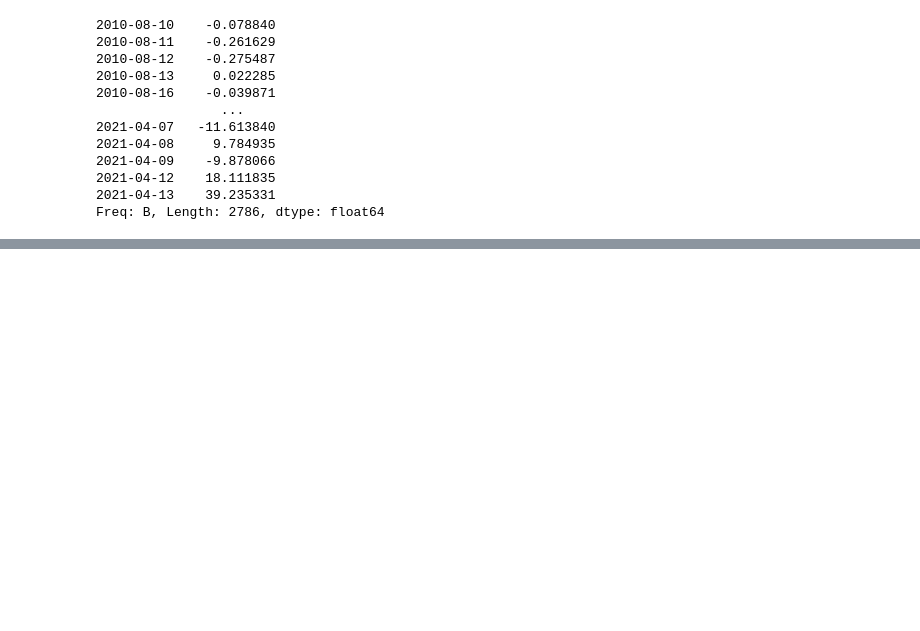
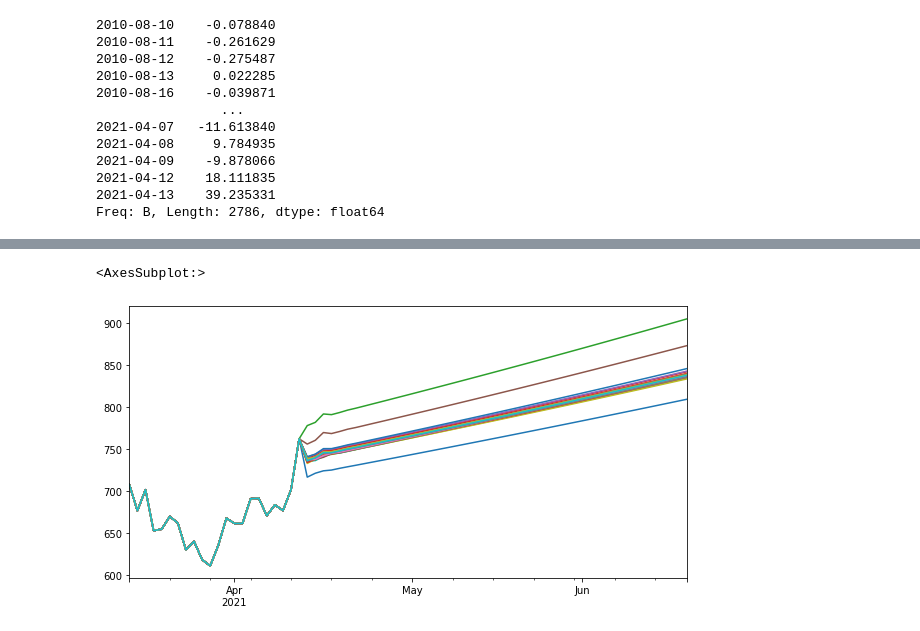
Before and after one commit to bartbkr/econ_338_spr2021, a Jupyter notebook: intro_to_comp_finance_2/cf_2_project.ipynb, the cells around one changed output, grey strips where cells are left out. Cells and saved outputs as stored; diff of their text form; code cells hidden in the pictures; blank space fills up the shorter version.

```diff
--- a/intro_to_comp_finance_2/cf_2_project.ipynb
+++ b/intro_to_comp_finance_2/cf_2_project.ipynb
@@ -177,4 +176,6 @@ Name: 281, dtype: object
 # %%
 tsla_most_recent_call_bid = tsla_most_recent_call['bid']
 tsla_most_recent_call_bid
+tsla_most_recent_strike = tsla_most_recent_call['strike']
+tsla_most_recent_strike
 # %% [output]
@@ -282,6 +310,7 @@ len(tsla_history_close.index[-len(error_sample.index):])
 # %%
 # SEC: Begin sampling of errors, estimate model, generate forecast
 tsla_forecasts = {}
+tsla_payoffs = {}
 np.random.seed(100)
 for it in range(50):
     error_sample = tsla_model_results.resid.sample(frac=1)
@@ -294,7 +323,19 @@ for it in range(50):
     )
     model = new_tsla_ar_model.model.fit()
     new_forecast = model.predict(start='2021-04-14', end='2021-06-18')
-    tsla_forecasts[it] = new_forecast
+    tsla_forecasts[it] = pa.concat(
+        [
+            tsla_history_close.loc['2021-03-14':'2021-04-13'],
+            new_forecast
+        ], axis=0
+    )
+    tsla_payoffs[it] = covered_call_strategy(
+        spot_at_expiration=new_forecast.loc['2021-06-18'],
+        spot_now=tsla_history_close.loc['2021-04-13'],
+        premium=tsla_most_recent_call_bid,
+        strike=tsla_most_recent_strike
+
+    )
     print(it)
     # print(tsla_history_close.tail())
     # print(error_sample.tail())
@@ -342,0 +350,4 @@ Freq: B, dtype: float64
+# %%
+# DOC: Get all simulations into a DF
+all_sims_df = pa.DataFrame(tsla_forecasts)
+all_sims_df.loc['2021-06-18'].describe()
@@ -342,0 +364,5 @@ Freq: B, dtype: float64
+# %%
+all_sims_df.plot(legend=False)
+# %% [output]
+<AxesSubplot:>
+[figure, added]
```
Also changed, not shown: parts of 19 cells of this notebook.
